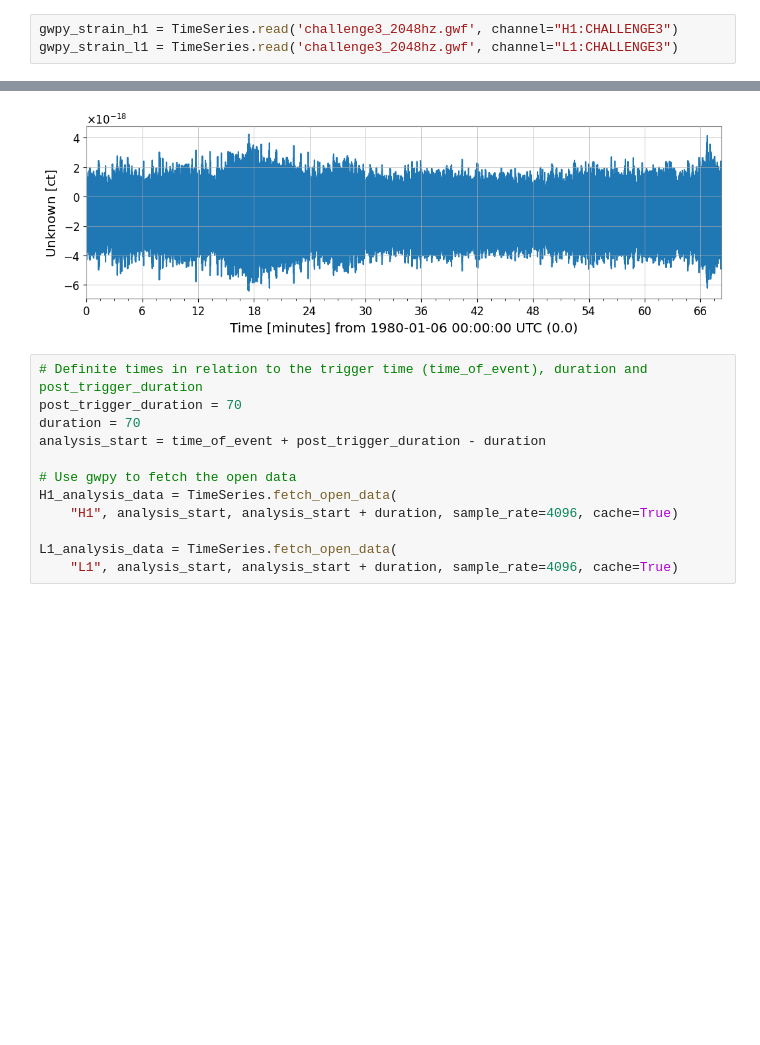
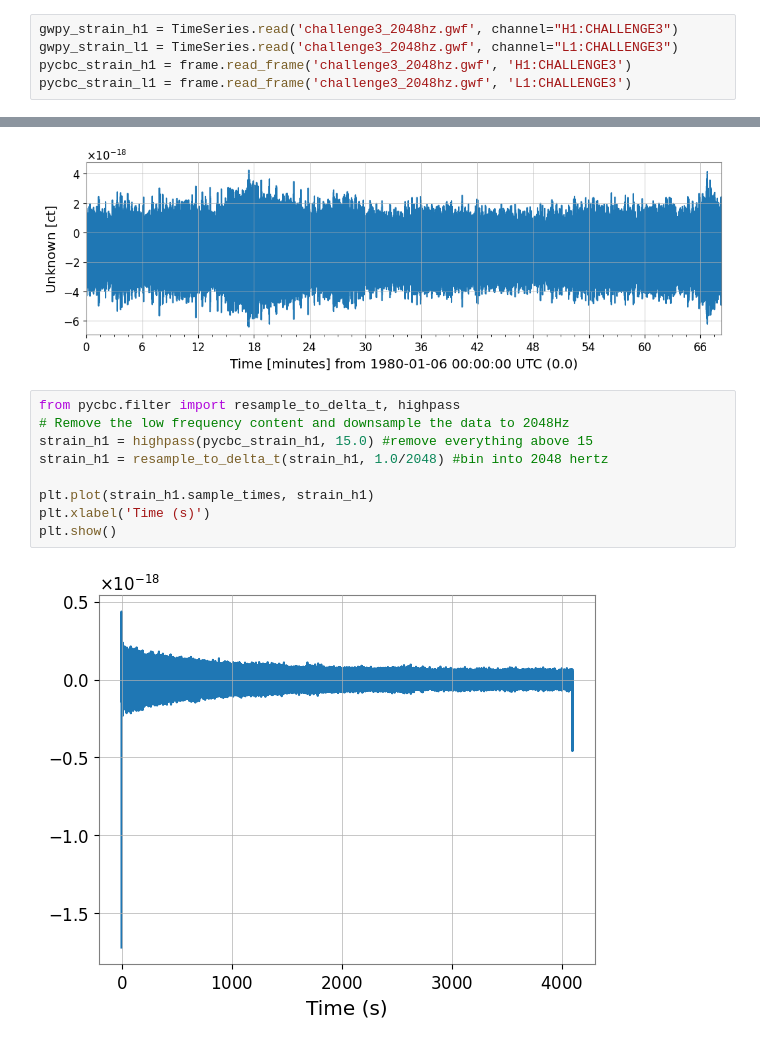
Before and after one commit to wtpdenman/LIGO, a Jupyter notebook: Challenge_4.ipynb, the cells around one changed output, grey strips where cells are left out. Drawn from its saved outputs; the diff is of its cells as text; blank space fills up the shorter version.

```diff
--- a/Challenge_4.ipynb
+++ b/Challenge_4.ipynb
@@ -59,6 +80,8 @@ for ifo_name in ['H1', 'L1']:
 # %%
 gwpy_strain_h1 = TimeSeries.read('challenge3_2048hz.gwf', channel="H1:CHALLENGE3")
 gwpy_strain_l1 = TimeSeries.read('challenge3_2048hz.gwf', channel="L1:CHALLENGE3")
+pycbc_strain_h1 = frame.read_frame('challenge3_2048hz.gwf', 'H1:CHALLENGE3')
+pycbc_strain_l1 = frame.read_frame('challenge3_2048hz.gwf', 'L1:CHALLENGE3')
 # %%
 gwpy_strain_h1.plot()
 gwpy_strain_l1.plot()
@@ -66,15 +89,14 @@ plt.show()
 # %% [output]
 [figure]
 [figure]
-# %%
-# Definite times in relation to the trigger time (time_of_event), duration and post_trigger_duration
-post_trigger_duration = 70
-duration = 70
-analysis_start = time_of_event + post_trigger_duration - duration
-
-# Use gwpy to fetch the open data
-H1_analysis_data = TimeSeries.fetch_open_data(
-    "H1", analysis_start, analysis_start + duration, sample_rate=4096, cache=True)
-
-L1_analysis_data = TimeSeries.fetch_open_data(
-    "L1", analysis_start, analysis_start + duration, sample_rate=4096, cache=True)
+# %%
+from pycbc.filter import resample_to_delta_t, highpass
+# Remove the low frequency content and downsample the data to 2048Hz
+strain_h1 = highpass(pycbc_strain_h1, 15.0) #remove everything above 15
+strain_h1 = resample_to_delta_t(strain_h1, 1.0/2048) #bin into 2048 hertz
+
+plt.plot(strain_h1.sample_times, strain_h1)
+plt.xlabel('Time (s)')
+plt.show()
+# %% [output]
+[figure, added]
```
Also changed, not shown: parts of 13 cells of this notebook.
